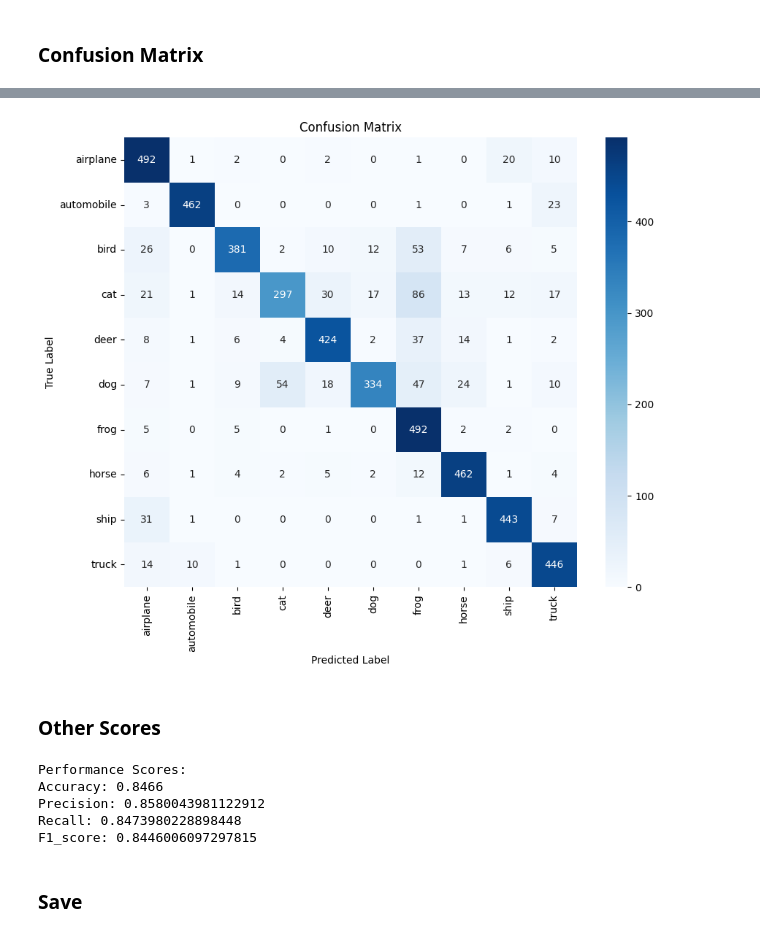
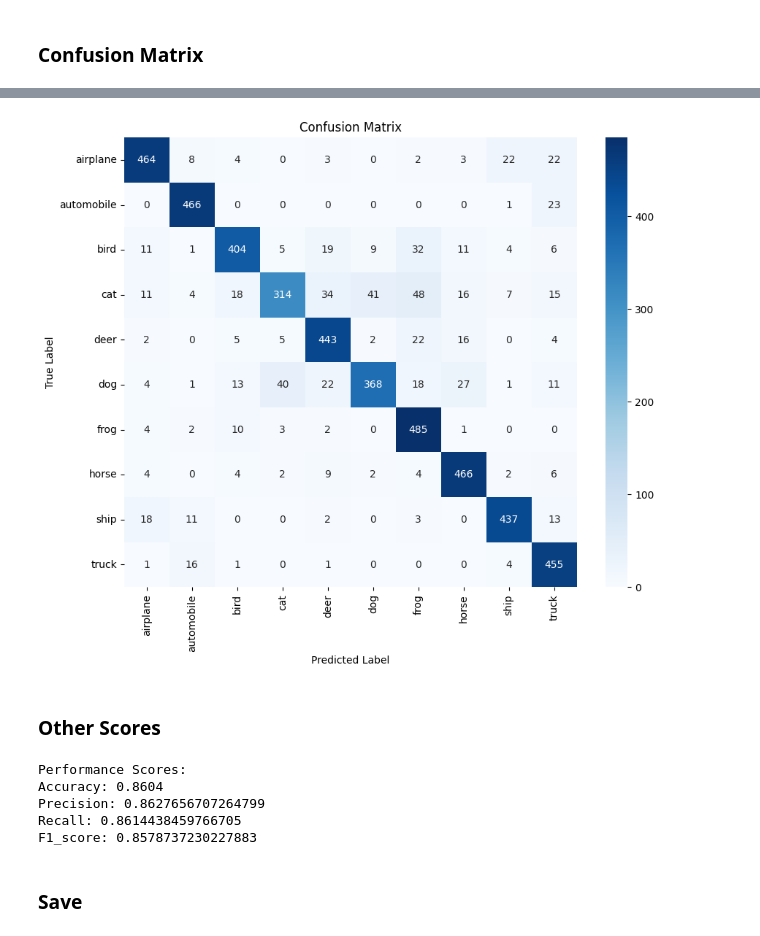
Before and after one commit to hashemkhodor/ML-KnowledgeDistillation, a Jupyter notebook: BaseNoteBooks/CIFAR_10_classification-distilled-student.ipynb, the cells around one changed output, grey strips where cells are left out. Saved outputs shown, nothing was run; the diff lists cells and outputs as text; code cells hidden in the pictures.

Commit message:
[M Ali] - Non Distilled Model 3

```diff
--- a/BaseNoteBooks/CIFAR_10_classification-distilled-student.ipynb
+++ b/BaseNoteBooks/CIFAR_10_classification-distilled-student.ipynb
@@ -93,4 +97,4 @@ print(y_val.shape)
 # %% [markdown]
 ## **Model**
 # %%
-teacher = load_model("../NoteBook/Teacher/Teacher-2/model.h5")
+teacher = load_model("../NoteBook/Teacher/Teacher-3/model.keras")
@@ -354,7 +371,7 @@ plot_results(distiller)
 ### Confusion Matrix
 # %%
 # Make predictions
-y_pred = distiller.predict(x_test)
+y_pred = distiller.student.predict(x_test)
 # Convert predictions from probabilities to labels if necessary
 y_pred_labels = np.argmax(y_pred, axis=1)
 # Assuming y_test is also in a one-hot encoded format, convert it to labels
@@ -368,4 +385,4 @@ conf_matrix = plot_confusion_matrix(y_true_labels, y_pred_labels,class_names)
-[figure, old version]
+[figure, new version]
 # %% [markdown]
 ### Other Scores
 # %%
@@ -376,10 +393,10 @@ for score_name, score_value in performance_scores.items():
     print(f"{score_name.capitalize()}: {score_value}")
 # %% [output]
 Performance Scores:
-Accuracy: 0.8466
-Precision: 0.8580043981122912
-Recall: 0.8473980228898448
-F1_score: 0.8446006097297815
+Accuracy: 0.8604
+Precision: 0.8627656707264799
+Recall: 0.8614438459766705
+F1_score: 0.8578737230227883
 # %% [markdown]
 ### Save
 # %%
```
Also changed, not shown: parts of 12 cells of this notebook, 17 other files.
